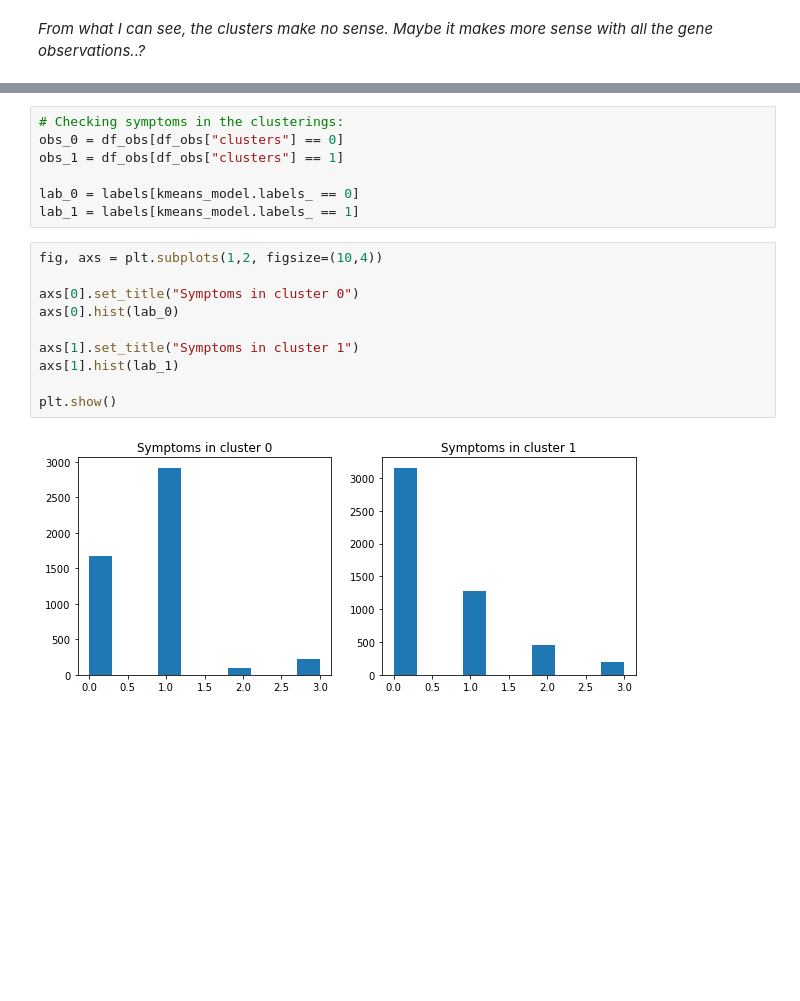
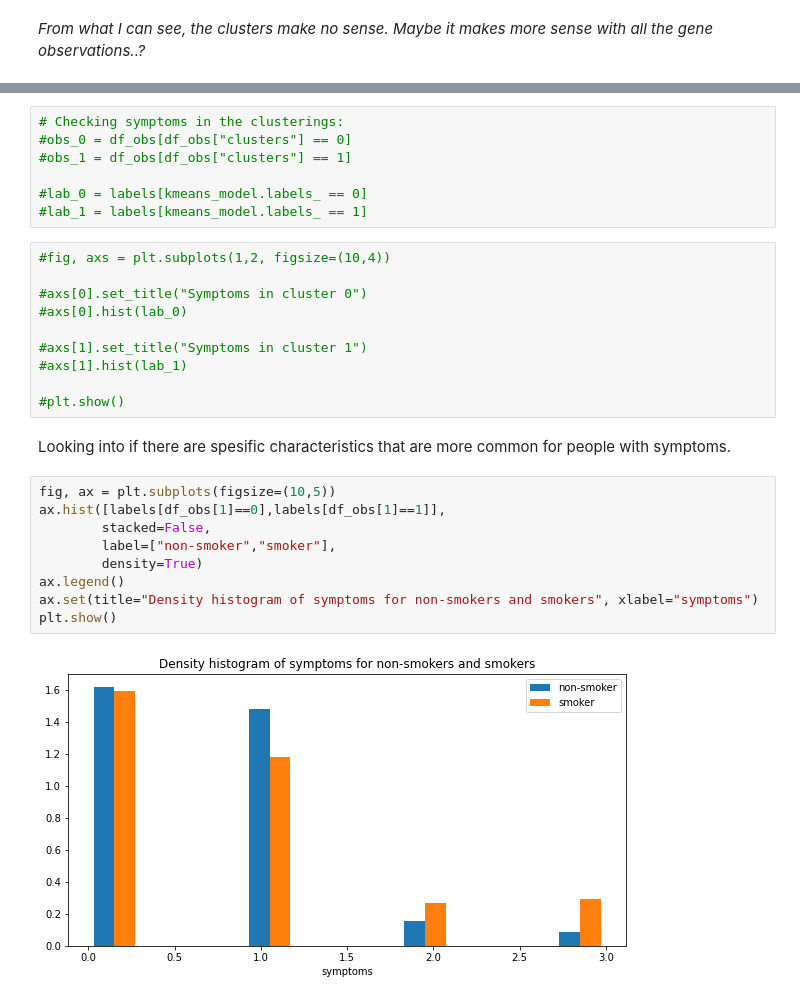
Before and after one commit to AdrianE92/ml-society-science, a Jupyter notebook: src/project-2/group9_part1.ipynb, the cells around one changed output, grey strips where cells are left out. Cells and saved outputs as stored; diff of their text form; blank space fills up the shorter version.

```diff
--- a/src/project-2/group9_part1.ipynb
+++ b/src/project-2/group9_part1.ipynb
@@ -173,20 +184,32 @@ plt.show()
 [figure]
 # %%
 # Checking symptoms in the clusterings:
-obs_0 = df_obs[df_obs["clusters"] == 0]
-obs_1 = df_obs[df_obs["clusters"] == 1]
+#obs_0 = df_obs[df_obs["clusters"] == 0]
+#obs_1 = df_obs[df_obs["clusters"] == 1]
 
-lab_0 = labels[kmeans_model.labels_ == 0]
-lab_1 = labels[kmeans_model.labels_ == 1]
+#lab_0 = labels[kmeans_model.labels_ == 0]
+#lab_1 = labels[kmeans_model.labels_ == 1]
 # %%
-fig, axs = plt.subplots(1,2, figsize=(10,4))
+#fig, axs = plt.subplots(1,2, figsize=(10,4))
 
-axs[0].set_title("Symptoms in cluster 0")
-axs[0].hist(lab_0)
+#axs[0].set_title("Symptoms in cluster 0")
+#axs[0].hist(lab_0)
 
-axs[1].set_title("Symptoms in cluster 1")
-axs[1].hist(lab_1)
+#axs[1].set_title("Symptoms in cluster 1")
+#axs[1].hist(lab_1)
 
-plt.show()
+#plt.show()
-# %% [output]
-[figure, removed]
+# %% [markdown]
+
+Looking into if there are spesific characteristics that are more common for people with symptoms.
+# %%
+fig, ax = plt.subplots(figsize=(10,5))
+ax.hist([labels[df_obs[1]==0],labels[df_obs[1]==1]],
+        stacked=False,
+        label=["non-smoker","smoker"],
+        density=True)
+ax.legend()
+ax.set(title="Density histogram of symptoms for non-smokers and smokers", xlabel="symptoms")
+plt.show()
+# %% [output]
+[figure, added]
```
Also changed, not shown: parts of 15 cells of this notebook.
